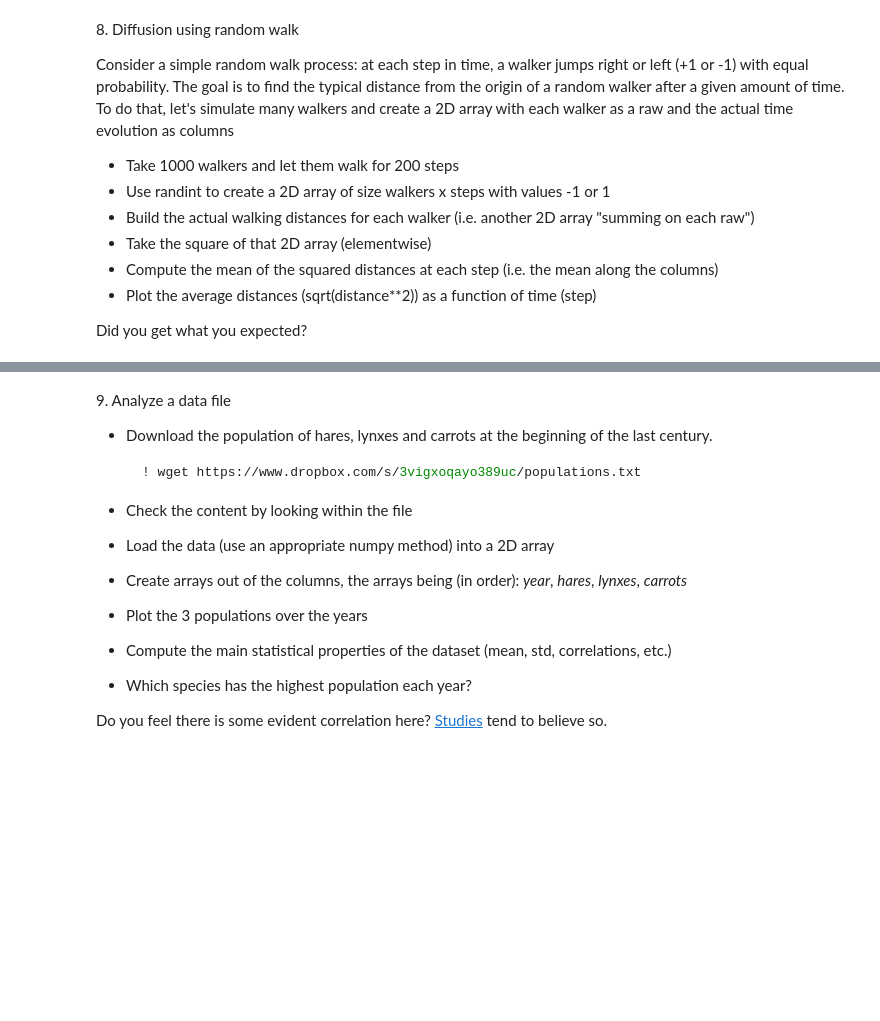
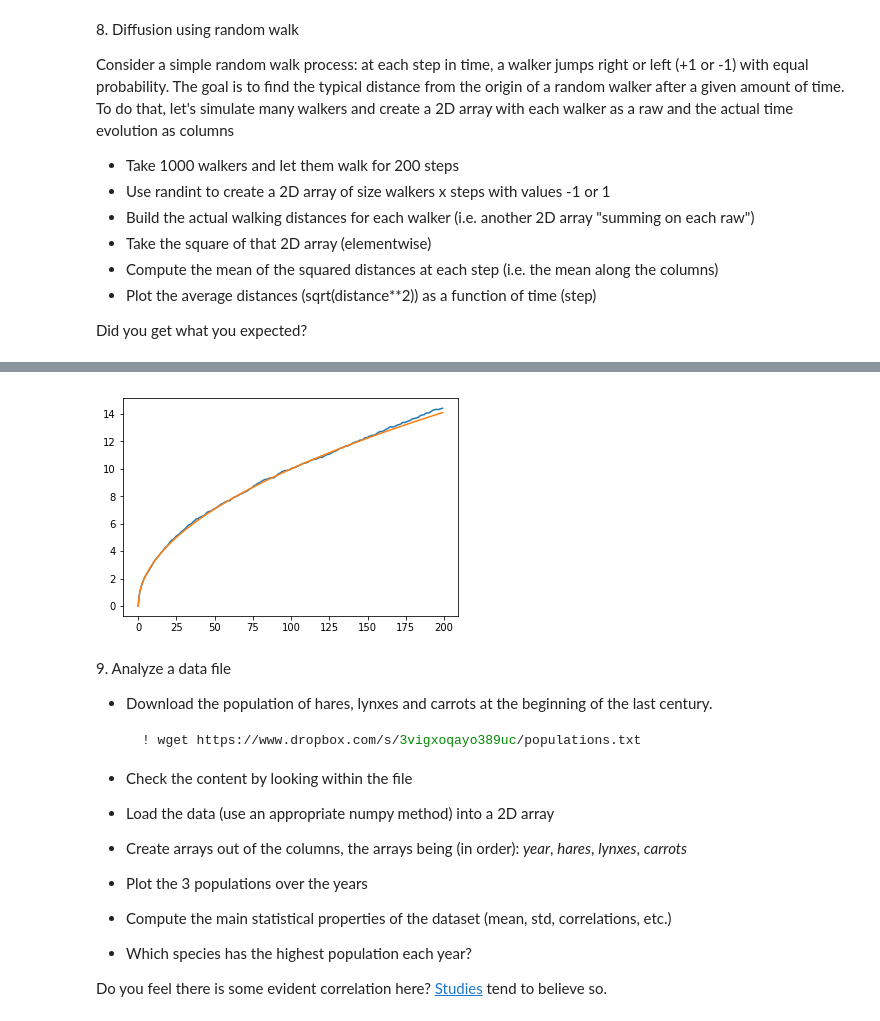
Before and after one commit to nicoladainese96/LaboratoryOfComputationalPhysics, a Jupyter notebook: 03ex_Numpy.ipynb, the cells around one changed output, grey strips where cells are left out. Saved outputs shown, nothing was run; the diff lists cells and outputs as text; code cells hidden in the pictures; blank space fills up the shorter version.

```diff
--- a/03ex_Numpy.ipynb
+++ b/03ex_Numpy.ipynb
@@ -302,3 +326,29 @@ Did you get what you expected?
+# %%
+def many_rnd_walks2(N, t, x=0):
+    walks = npr.randint(0,2, size =(N,t))
+    mask = (walks == 0)
+    walks[mask] = -1
+    paths = np.zeros((N,t))
+    for i in range(t):
+        paths[:,i] = walks[:,:i].sum(axis=1)
+    return paths
+
+T = 200
+N = 1000
+data2 = many_rnd_walks2(N,T)
+squares = data2*data2
+mean_sq_dist = squares.mean(axis=0)
+#print(mean_sq_dist)
+
+%matplotlib inline
+import matplotlib.pyplot as plt
+mean_dist = np.sqrt(mean_sq_dist)
+ts = np.arange(T)
+plt.plot(ts,mean_dist)
+plt.plot(ts, np.sqrt(ts))
+plt.show()
+# %% [output]
+[figure, added]
 # %% [markdown]
 9\. Analyze a data file
   * Download the population of hares, lynxes and carrots at the beginning of the last century.
```
Also changed, not shown: parts of 3 cells of this notebook, 2 other files.
